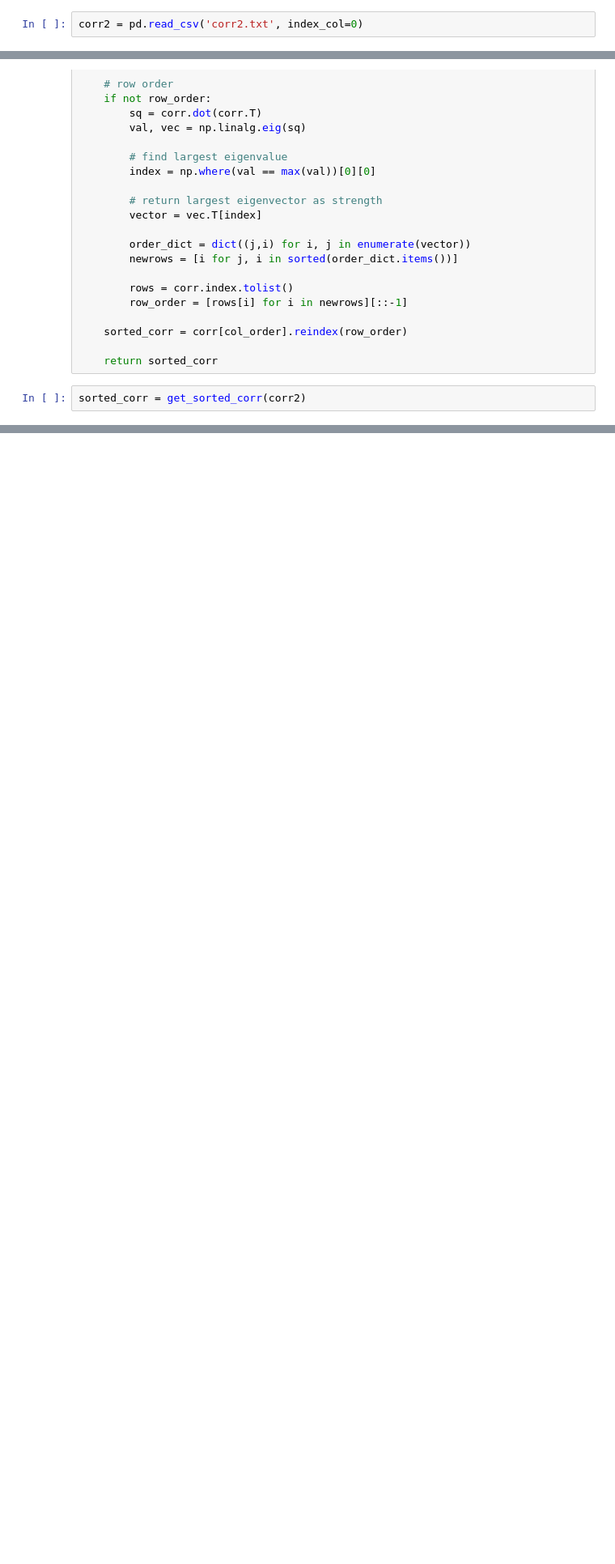
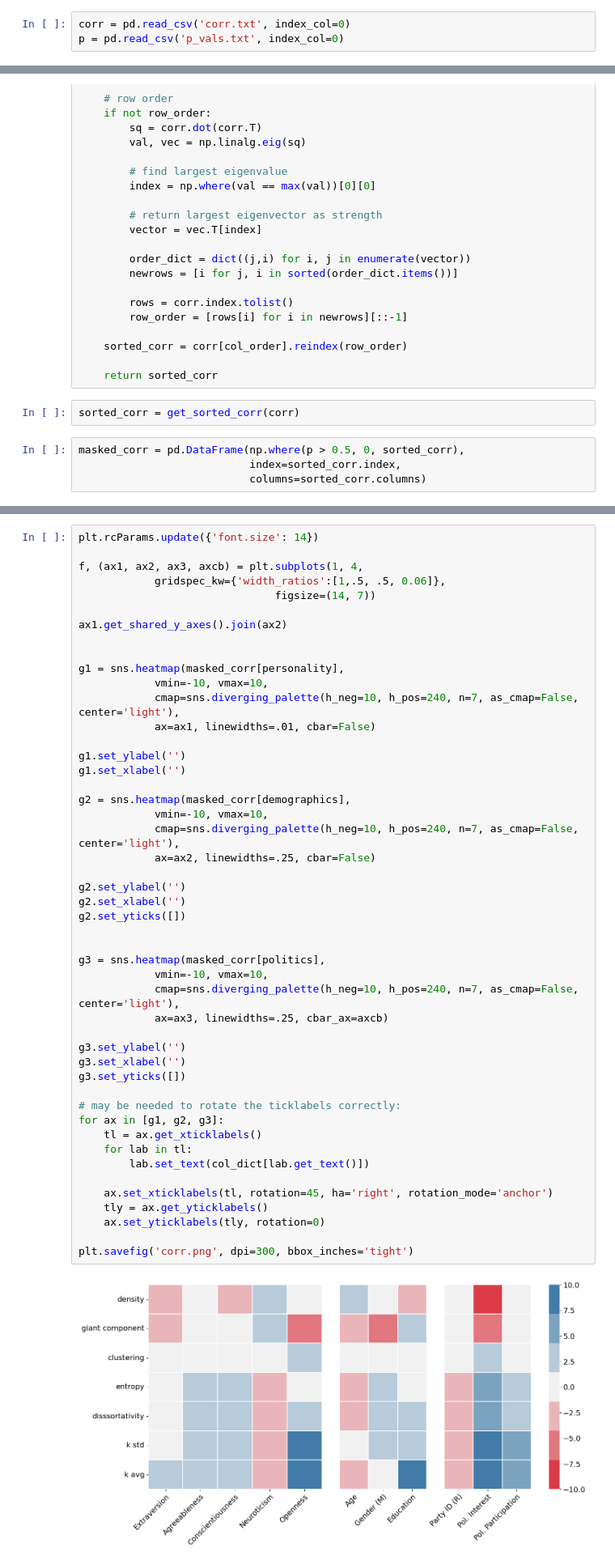
Before and after one commit to sshugars/conceptual_networks, a Jupyter notebook: figures.ipynb, the cells around one changed output, grey strips where cells are left out. Shown: that part at 81% size. Drawn from its saved outputs; the diff is of its cells as text; blank space fills up the shorter version.

```diff
--- a/figures.ipynb
+++ b/figures.ipynb
@@ -5,7 +5,8 @@ import pandas as pd
 import numpy as np
 import matplotlib.pyplot as plt
 # %%
-corr2 = pd.read_csv('corr2.txt', index_col=0)
+corr = pd.read_csv('corr.txt', index_col=0)
+p = pd.read_csv('p_vals.txt', index_col=0)
 # %%
 politics = ['leftright', # 0=strong Dem, 6 = strong Rep
             'politicalinterest', # 0 = not at all interested, 3= v interested
@@ -73,5 +74,9 @@ def get_sorted_corr(corr, col_order = list(), row_order = list()):
 
     return sorted_corr
 # %%
-sorted_corr = get_sorted_corr(corr2)
+sorted_corr = get_sorted_corr(corr)
+# %%
+masked_corr = pd.DataFrame(np.where(p > 0.5, 0, sorted_corr),
+                           index=sorted_corr.index,
+                           columns=sorted_corr.columns)
 # %%
@@ -145,0 +95,50 @@ sorted_corr
+# %%
+plt.rcParams.update({'font.size': 14})
+
+f, (ax1, ax2, ax3, axcb) = plt.subplots(1, 4,
+            gridspec_kw={'width_ratios':[1,.5, .5, 0.06]},
+                               figsize=(14, 7))
+
+ax1.get_shared_y_axes().join(ax2)
+
+
+g1 = sns.heatmap(masked_corr[personality],
+            vmin=-10, vmax=10,
+            cmap=sns.diverging_palette(h_neg=10, h_pos=240, n=7, as_cmap=False, center='light'),
+            ax=ax1, linewidths=.01, cbar=False)
+
+g1.set_ylabel('')
+g1.set_xlabel('')
+
+g2 = sns.heatmap(masked_corr[demographics],
+            vmin=-10, vmax=10,
+            cmap=sns.diverging_palette(h_neg=10, h_pos=240, n=7, as_cmap=False, center='light'),
+            ax=ax2, linewidths=.25, cbar=False)
+
+g2.set_ylabel('')
+g2.set_xlabel('')
+g2.set_yticks([])
+
+
+g3 = sns.heatmap(masked_corr[politics],
+            vmin=-10, vmax=10,
+            cmap=sns.diverging_palette(h_neg=10, h_pos=240, n=7, as_cmap=False, center='light'),
+            ax=ax3, linewidths=.25, cbar_ax=axcb)
+
+g3.set_ylabel('')
+g3.set_xlabel('')
+g3.set_yticks([])
+
+# may be needed to rotate the ticklabels correctly:
+for ax in [g1, g2, g3]:
+    tl = ax.get_xticklabels()
+    for lab in tl:
+        lab.set_text(col_dict[lab.get_text()])
+
+    ax.set_xticklabels(tl, rotation=45, ha='right', rotation_mode='anchor')
+    tly = ax.get_yticklabels()
+    ax.set_yticklabels(tly, rotation=0)
+
+plt.savefig('corr.png', dpi=300, bbox_inches='tight')
+# %% [output]
+[figure, added]
```
Also changed, not shown: parts of 8 cells of this notebook, 15 other files.
